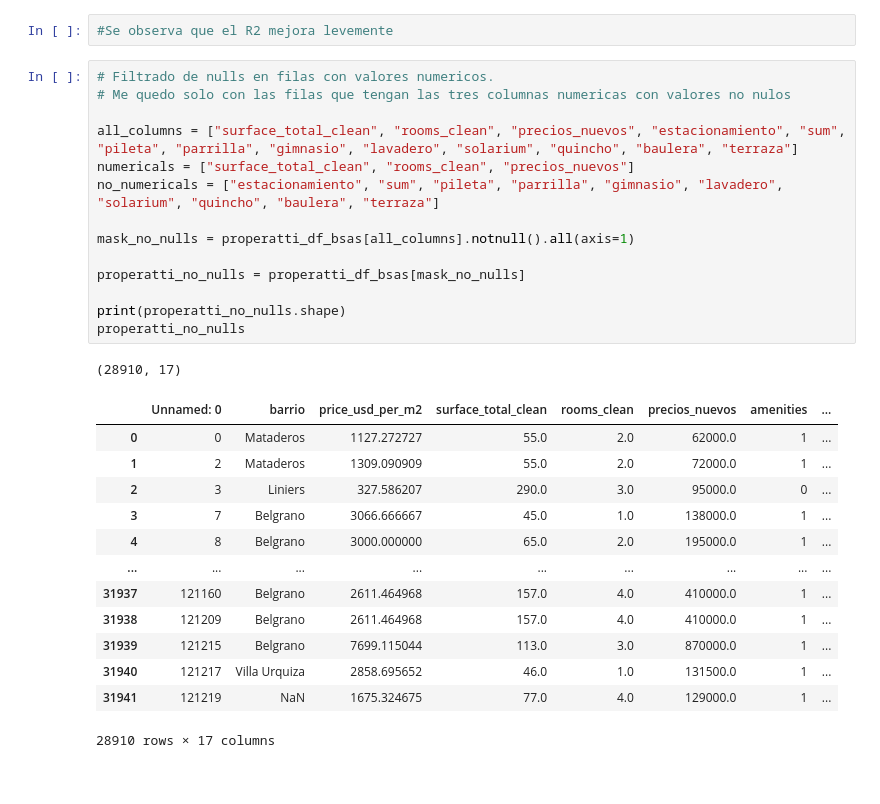
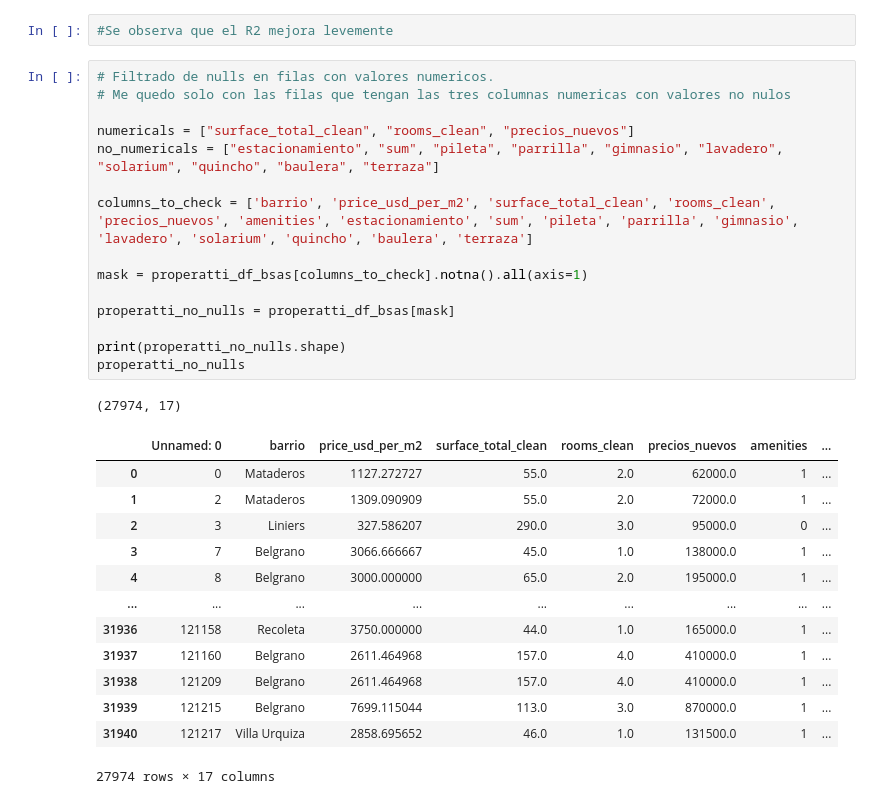
Before and after one commit to juansv2k2/property-price-analysis, a Jupyter notebook: tp_parte2.ipynb, the cells around one changed output. Saved outputs shown, nothing was run; the diff lists cells and outputs as text.

```diff
--- a/tp_parte2.ipynb
+++ b/tp_parte2.ipynb
@@ -346,32 +346,33 @@ R2: 0.9910464131979139
 # %%
 # Filtrado de nulls en filas con valores numericos.
 # Me quedo solo con las filas que tengan las tres columnas numericas con valores no nulos
 
-all_columns = ["surface_total_clean", "rooms_clean", "precios_nuevos", "estacionamiento", "sum", "pileta", "parrilla", "gimnasio", "lavadero", "solarium", "quincho", "baulera", "terraza"]
 numericals = ["surface_total_clean", "rooms_clean", "precios_nuevos"]
 no_numericals = ["estacionamiento", "sum", "pileta", "parrilla", "gimnasio", "lavadero", "solarium", "quincho", "baulera", "terraza"]
 
-mask_no_nulls = properatti_df_bsas[all_columns].notnull().all(axis=1)
+columns_to_check = ['barrio', 'price_usd_per_m2', 'surface_total_clean', 'rooms_clean', 'precios_nuevos', 'amenities', 'estacionamiento', 'sum', 'pileta', 'parrilla', 'gimnasio', 'lavadero', 'solarium', 'quincho', 'baulera', 'terraza']
 
-properatti_no_nulls = properatti_df_bsas[mask_no_nulls]
+mask = properatti_df_bsas[columns_to_check].notna().all(axis=1)
+
+properatti_no_nulls = properatti_df_bsas[mask]
 
 print(properatti_no_nulls.shape)
 properatti_no_nulls
 # %% [output]
-(28910, 17)
+(27974, 17)
 |  | Unnamed: 0 | barrio | price_usd_per_m2 | surface_total_clean | rooms_clean | precios_nuevos | amenities | ... |
 | 0 | 0 | Mataderos | 1127.272727 | 55.0 | 2.0 | 62000.0 | 1 | ... |
 | 1 | 2 | Mataderos | 1309.090909 | 55.0 | 2.0 | 72000.0 | 1 | ... |
 | 2 | 3 | Liniers | 327.586207 | 290.0 | 3.0 | 95000.0 | 0 | ... |
 | 3 | 7 | Belgrano | 3066.666667 | 45.0 | 1.0 | 138000.0 | 1 | ... |
 | 4 | 8 | Belgrano | 3000.000000 | 65.0 | 2.0 | 195000.0 | 1 | ... |
 | ... | ... | ... | ... | ... | ... | ... | ... | ... |
+| 31936 | 121158 | Recoleta | 3750.000000 | 44.0 | 1.0 | 165000.0 | 1 | ... |
 | 31937 | 121160 | Belgrano | 2611.464968 | 157.0 | 4.0 | 410000.0 | 1 | ... |
 | 31938 | 121209 | Belgrano | 2611.464968 | 157.0 | 4.0 | 410000.0 | 1 | ... |
 | 31939 | 121215 | Belgrano | 7699.115044 | 113.0 | 3.0 | 870000.0 | 1 | ... |
 | 31940 | 121217 | Villa Urquiza | 2858.695652 | 46.0 | 1.0 | 131500.0 | 1 | ... |
-| 31941 | 121219 | NaN | 1675.324675 | 77.0 | 4.0 | 129000.0 | 1 | ... |
-28910 rows × 17 columns
+27974 rows × 17 columns
 # %%
 # Normalizacion de valores numericos usando MinMax
 
```
Also changed, not shown: parts of 12 cells of this notebook, 1 other file.
